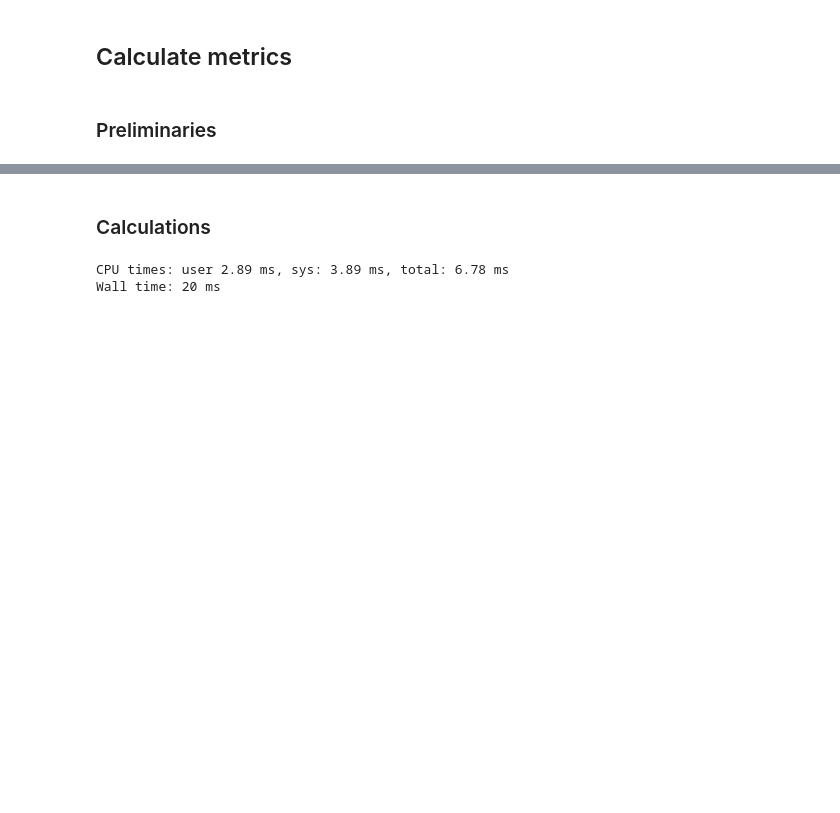
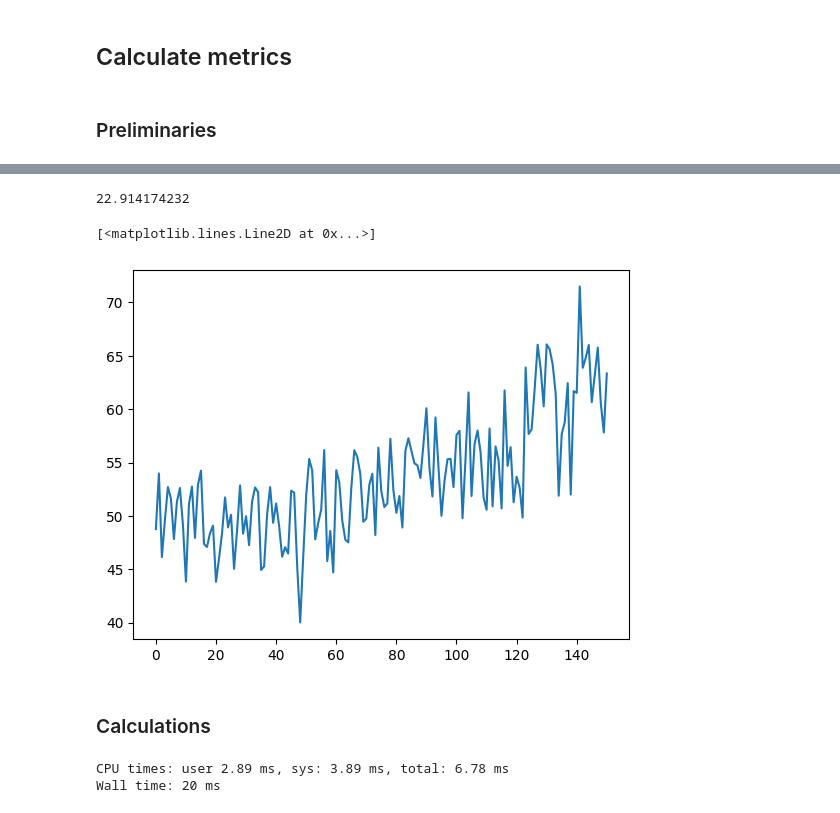
Before and after one commit to david0811/conus_comparison_lafferty-etal-2024, a Jupyter notebook: scripts/01c_metrics_gard-lens.ipynb, the cells around one changed output, grey strips where cells are left out. Saved outputs shown, nothing was run; the diff lists cells and outputs as text; code cells hidden in the pictures; blank space fills up the shorter version.

```diff
--- a/scripts/01c_metrics_gard-lens.ipynb
+++ b/scripts/01c_metrics_gard-lens.ipynb
@@ -86,0 +87,6 @@ client
+# %%
+ds = xr.open_dataset('/home/shared/vs498_0001/GARD-LENS/pcp/GARDLENS_canesm5_r10i1p1f1_pcp_1950_2100_CONUS.nc', chunks='auto')
+# %%
+ds.nbytes/1e9
+# %% [output]
+22.914174232
@@ -87,3 +95,8 @@ client
+# %%
+plt.plot(ds.resample(time='YE').max().mean(dim=['lat', 'lon'])['pcp'].compute().to_numpy())
+# %% [output]
+[<matplotlib.lines.Line2D at 0x...>]
+[figure, added]
 # %% [markdown]
 ### Calculations
 # %%
```
Also changed, not shown: parts of 3 cells of this notebook, 2 other files.
